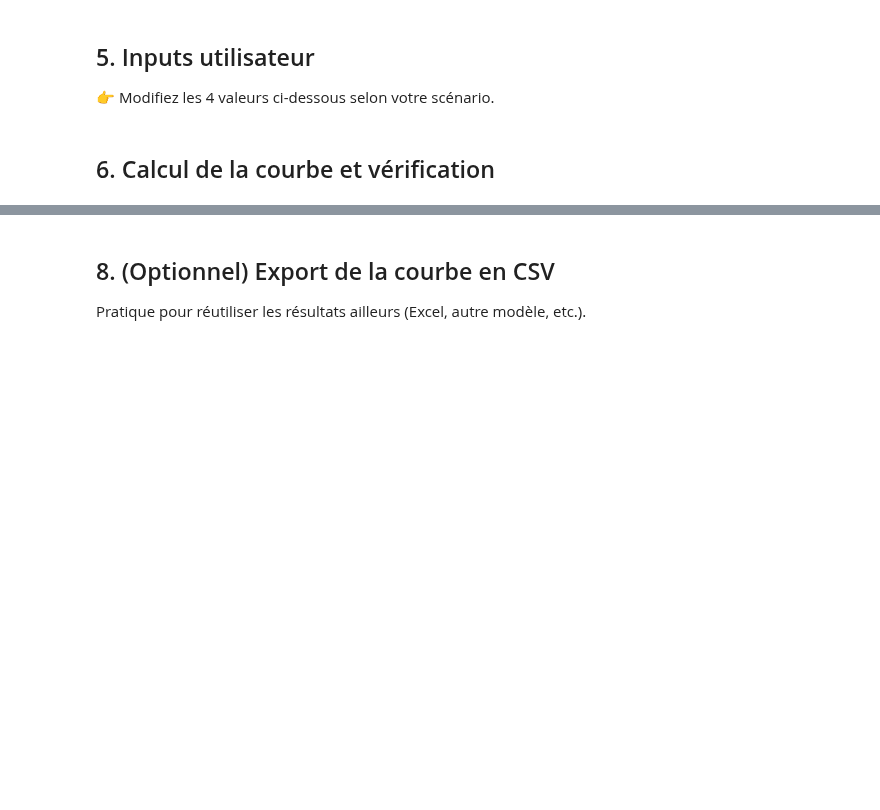
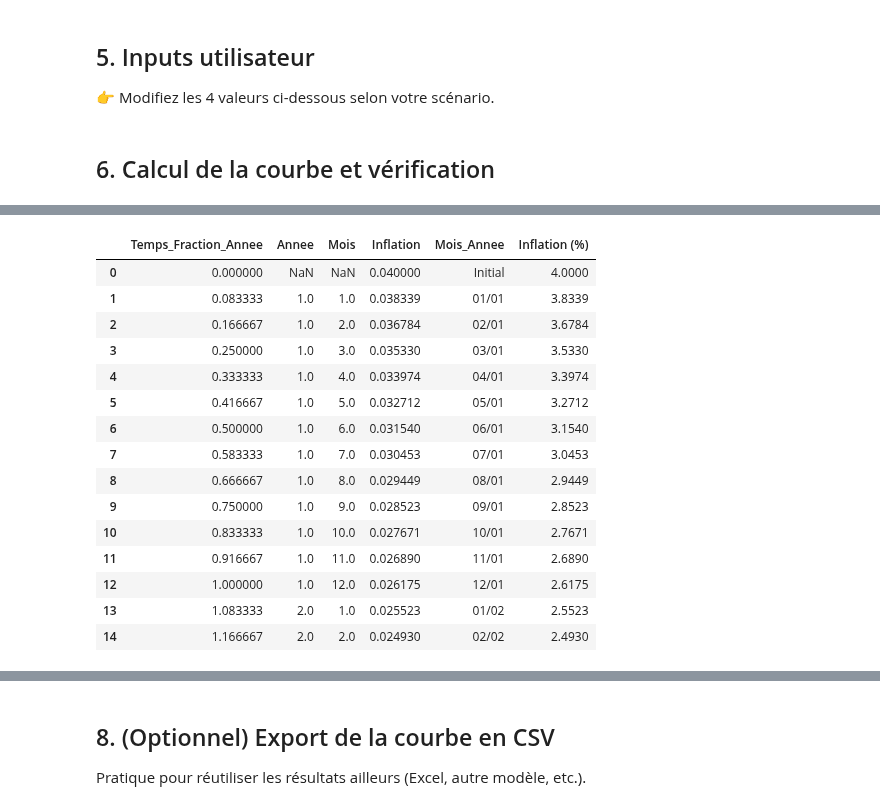
Before and after one commit to Eylz-Liu/Inflation, a Jupyter notebook: nelson_siegel_inflation.ipynb, the cells around one changed output, grey strips where cells are left out. Saved outputs shown, nothing was run; the diff lists cells and outputs as text; code cells hidden in the pictures; blank space fills up the shorter version.

```diff
--- a/nelson_siegel_inflation.ipynb
+++ b/nelson_siegel_inflation.ipynb
@@ -140,0 +184,69 @@ df[["Année", "Inflation (%)"]]
+# %%
+# Génération des points mensuels (en fractions d'années), de t=1/12 (Jan An 1) à t=50 (Dec An 50)
+monthly_time_points_for_months = np.arange(1/12, 50 + 1/12, 1/12) # Cela génère 600 points
+
+# Calcul de l'inflation mensuelle interpolée pour ces 600 points
+inflation_for_months = f_interp(monthly_time_points_for_months)
+
+# Calcul des colonnes Année et Mois pour ces 600 points
+# L'année est le plafond du temps fractionnaire (ex: 0.08 -> An 1, 1.0 -> An 1, 1.08 -> An 2)
+annee_col = np.ceil(monthly_time_points_for_months).astype(int)
+# Le mois est calculé en fonction de la fraction de l'année en cours
+mois_col = np.round((monthly_time_points_for_months - (np.ceil(monthly_time_points_for_months)-1)) * 12).astype(int)
+
+# Création du DataFrame pour les 600 mois
+df_monthly_temp = pd.DataFrame({
+    'Temps_Fraction_Annee': monthly_time_points_for_months,
+    'Annee': annee_col,
+    'Mois': mois_col,
+    'Inflation': inflation_for_months
+})
+
+# Formatage de la colonne Mois_Annee comme 'MM/YY'
+df_monthly_temp['Mois_Annee'] = df_monthly_temp.apply(lambda row: f"{int(row['Mois']):02d}/{int(row['Annee']):02d}", axis=1)
+
+# Ajout de la ligne d'inflation initiale (t=0) au début
+initial_row = pd.DataFrame({
+    'Temps_Fraction_Annee': [0.0],
+    'Annee': [np.nan],
+    'Mois': [np.nan],
+    'Inflation': [infl_0],
+    'Mois_Annee': ['Initial']
+})
+
+df_monthly = pd.concat([initial_row, df_monthly_temp], ignore_index=True)
+
+df_monthly['Inflation (%)'] = (df_monthly['Inflation'] * 100).round(4)
+
+# Affichage des premières et dernières lignes pour vérification
+print("Premières 15 lignes du DataFrame mensuel (601 points incluant 'Initial') :")
+display(df_monthly.head(15))
+print("\nDernières 5 lignes du DataFrame mensuel :")
+display(df_monthly.tail(5))
+print(f"\nNombre total de points générés : {len(df_monthly)}")
+
+# --- Vérification des valeurs de Décembre ---
+print("\n--- Vérification : Inflation de Décembre (mensuel) vs Inflation Annuelle (df) ---")
+verification_results = []
+for year in range(1, 51): # Pour les années 1 à 50
+    # Inflation mensuelle de Décembre de l'année courante
+    dec_inflation_monthly = df_monthly[(df_monthly['Annee'] == year) & (df_monthly['Mois'] == 12)]['Inflation'].iloc[0]
+
+    # Inflation annuelle de l'année courante (du DataFrame original 'df')
+    annual_inflation_df = df[df['Année'] == year]['Inflation'].iloc[0]
+
+    # Écart en points de pourcentage
+    ecart = (dec_inflation_monthly - annual_inflation_df) * 100
+    verification_results.append({
+        'Année': year,
+        'Dec_Mensuel (%)': dec_inflation_monthly * 100,
+        'Annuel_DF (%)': annual_inflation_df * 100,
+        'Écart_pts': ecart
+    })
+
+df_verification = pd.DataFrame(verification_results)
+display(df_verification.head())
+display(df_verification.tail())
+print(f"\nNombre d'écarts (valeur absolue) > 0.001 pts : {(df_verification['Écart_pts'].abs() > 0.001).sum()} sur 50 années")
+print("Si ce nombre est faible, l'interpolation fonctionne bien aux points annuels de Décembre.")
+# %% [output]
@@ -140,0 +254,16 @@ df[["Année", "Inflation (%)"]]
+|  | Temps_Fraction_Annee | Annee | Mois | Inflation | Mois_Annee | Inflation (%) |
+| 0 | 0.000000 | NaN | NaN | 0.040000 | Initial | 4.0000 |
+| 1 | 0.083333 | 1.0 | 1.0 | 0.038339 | 01/01 | 3.8339 |
+| 2 | 0.166667 | 1.0 | 2.0 | 0.036784 | 02/01 | 3.6784 |
+| 3 | 0.250000 | 1.0 | 3.0 | 0.035330 | 03/01 | 3.5330 |
+| 4 | 0.333333 | 1.0 | 4.0 | 0.033974 | 04/01 | 3.3974 |
+| 5 | 0.416667 | 1.0 | 5.0 | 0.032712 | 05/01 | 3.2712 |
+| 6 | 0.500000 | 1.0 | 6.0 | 0.031540 | 06/01 | 3.1540 |
+| 7 | 0.583333 | 1.0 | 7.0 | 0.030453 | 07/01 | 3.0453 |
+| 8 | 0.666667 | 1.0 | 8.0 | 0.029449 | 08/01 | 2.9449 |
+| 9 | 0.750000 | 1.0 | 9.0 | 0.028523 | 09/01 | 2.8523 |
+| 10 | 0.833333 | 1.0 | 10.0 | 0.027671 | 10/01 | 2.7671 |
+| 11 | 0.916667 | 1.0 | 11.0 | 0.026890 | 11/01 | 2.6890 |
+| 12 | 1.000000 | 1.0 | 12.0 | 0.026175 | 12/01 | 2.6175 |
+| 13 | 1.083333 | 2.0 | 1.0 | 0.025523 | 01/02 | 2.5523 |
+| 14 | 1.166667 | 2.0 | 2.0 | 0.024930 | 02/02 | 2.4930 |
```
Also changed, not shown: parts of 13 cells of this notebook.
